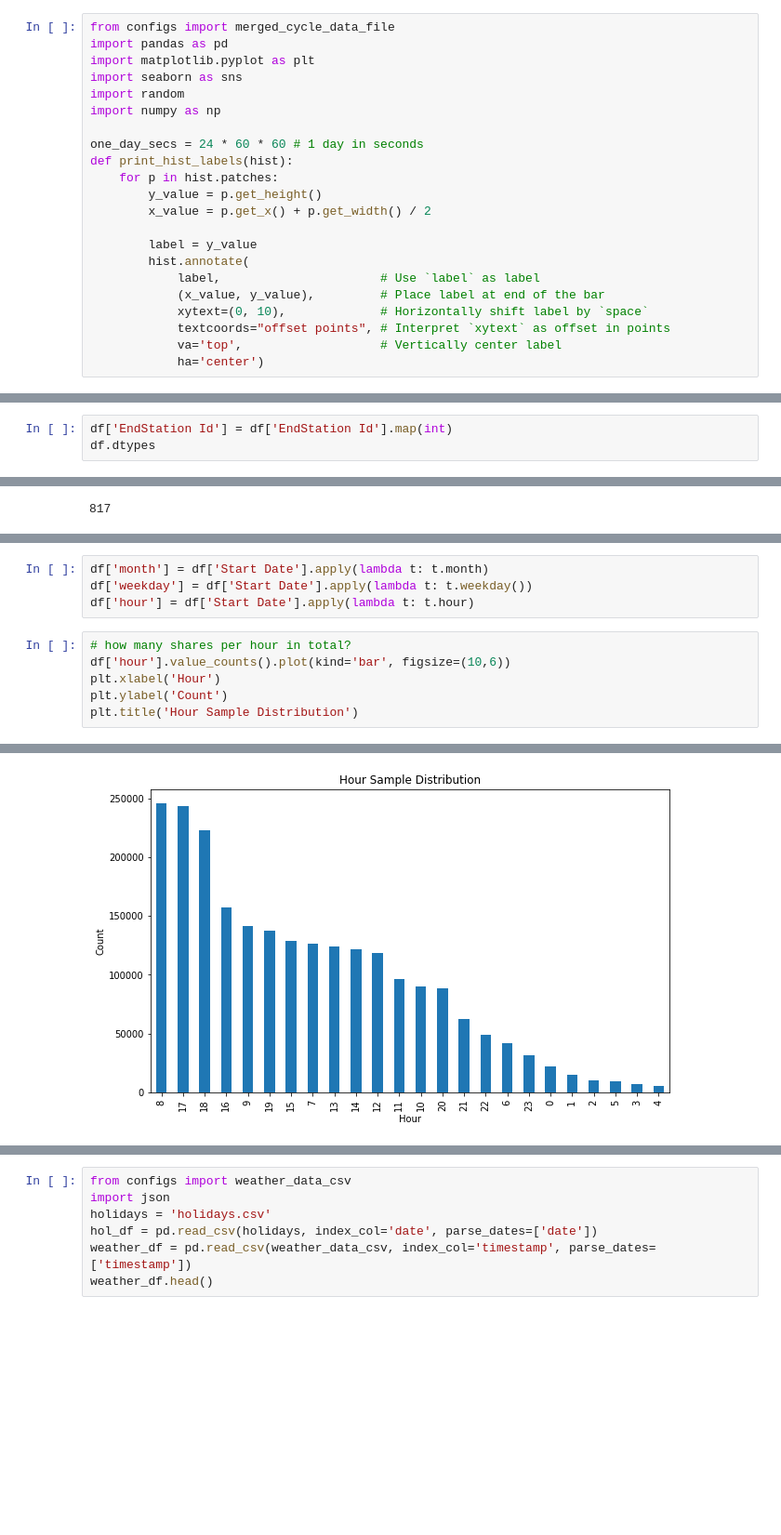
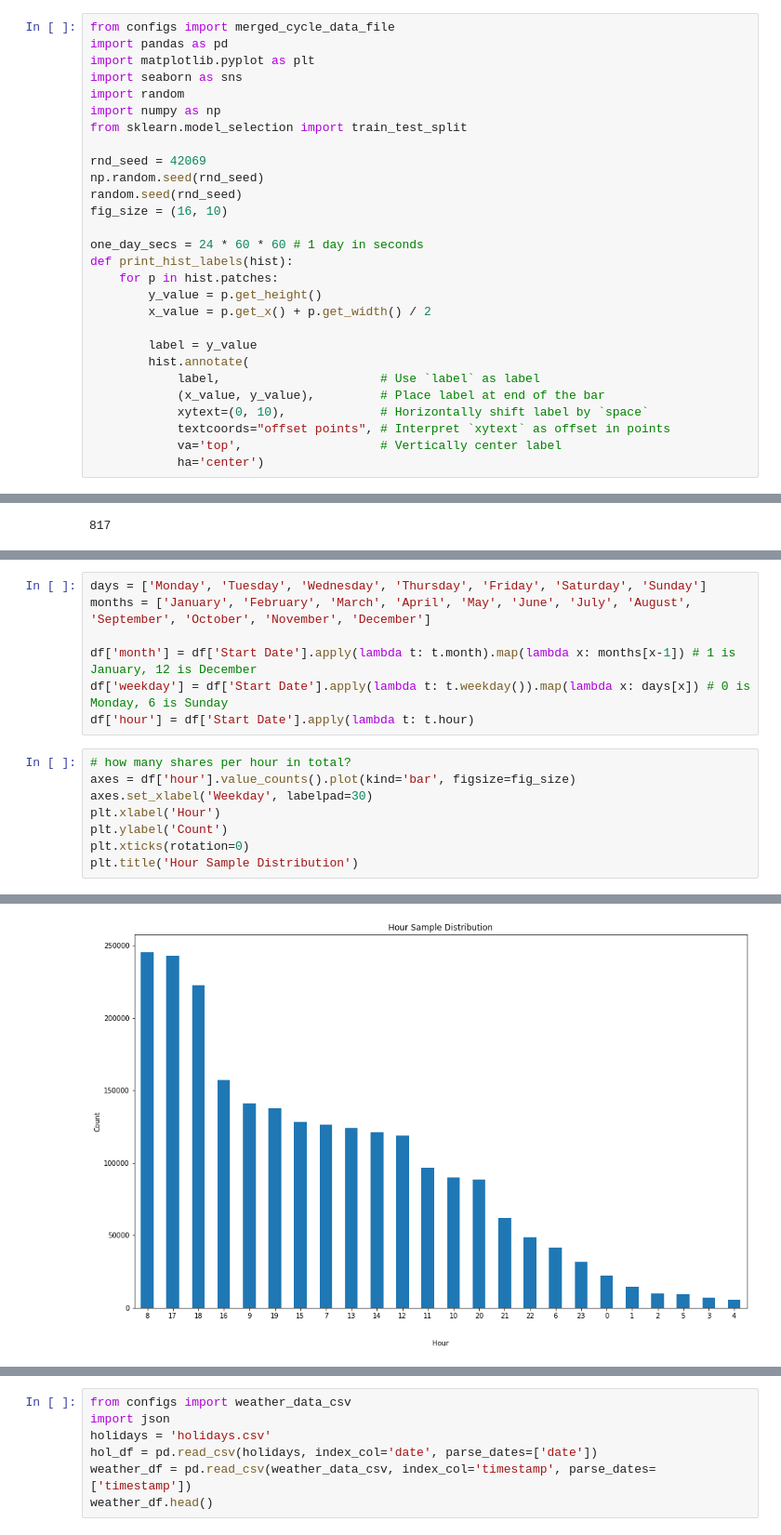
Before and after one commit to Krismix1/data-science-mandatory-2, a Jupyter notebook: analysis.ipynb, the cells around one changed output, grey strips where cells are left out. Shown at 93% size. Saved outputs shown, nothing was run; the diff lists cells and outputs as text; blank space fills up the shorter version.

```diff
--- a/analysis.ipynb
+++ b/analysis.ipynb
@@ -5,6 +10,12 @@ import matplotlib.pyplot as plt
 import seaborn as sns
 import random
 import numpy as np
+from sklearn.model_selection import train_test_split
+
+rnd_seed = 42069
+np.random.seed(rnd_seed)
+random.seed(rnd_seed)
+fig_size = (16, 10)
 
 one_day_secs = 24 * 60 * 60 # 1 day in seconds
 def print_hist_labels(hist):
@@ -52,6 +82,3 @@ print('New size:', len(df))
 # %% [output]
 Old size: 2377757
 New size: 2369507
-# %%
-df['EndStation Id'] = df['EndStation Id'].map(int)
-df.dtypes
@@ -127,13 +151,18 @@ Text(0.5, 1.0, 'Duration distribution')
 # %%
-df['month'] = df['Start Date'].apply(lambda t: t.month)
-df['weekday'] = df['Start Date'].apply(lambda t: t.weekday())
+days = ['Monday', 'Tuesday', 'Wednesday', 'Thursday', 'Friday', 'Saturday', 'Sunday']
+months = ['January', 'February', 'March', 'April', 'May', 'June', 'July', 'August', 'September', 'October', 'November', 'December']
+
+df['month'] = df['Start Date'].apply(lambda t: t.month).map(lambda x: months[x-1]) # 1 is January, 12 is December
+df['weekday'] = df['Start Date'].apply(lambda t: t.weekday()).map(lambda x: days[x]) # 0 is Monday, 6 is Sunday
 df['hour'] = df['Start Date'].apply(lambda t: t.hour)
 # %%
 # how many shares per hour in total?
-df['hour'].value_counts().plot(kind='bar', figsize=(10,6))
+axes = df['hour'].value_counts().plot(kind='bar', figsize=fig_size)
+axes.set_xlabel('Weekday', labelpad=30)
 plt.xlabel('Hour')
 plt.ylabel('Count')
+plt.xticks(rotation=0)
 plt.title('Hour Sample Distribution')
 # %% [output]
 Text(0.5, 1.0, 'Hour Sample Distribution')
-[figure, old version]
+[figure, new version]
```
Also changed, not shown: parts of 33 cells of this notebook.
